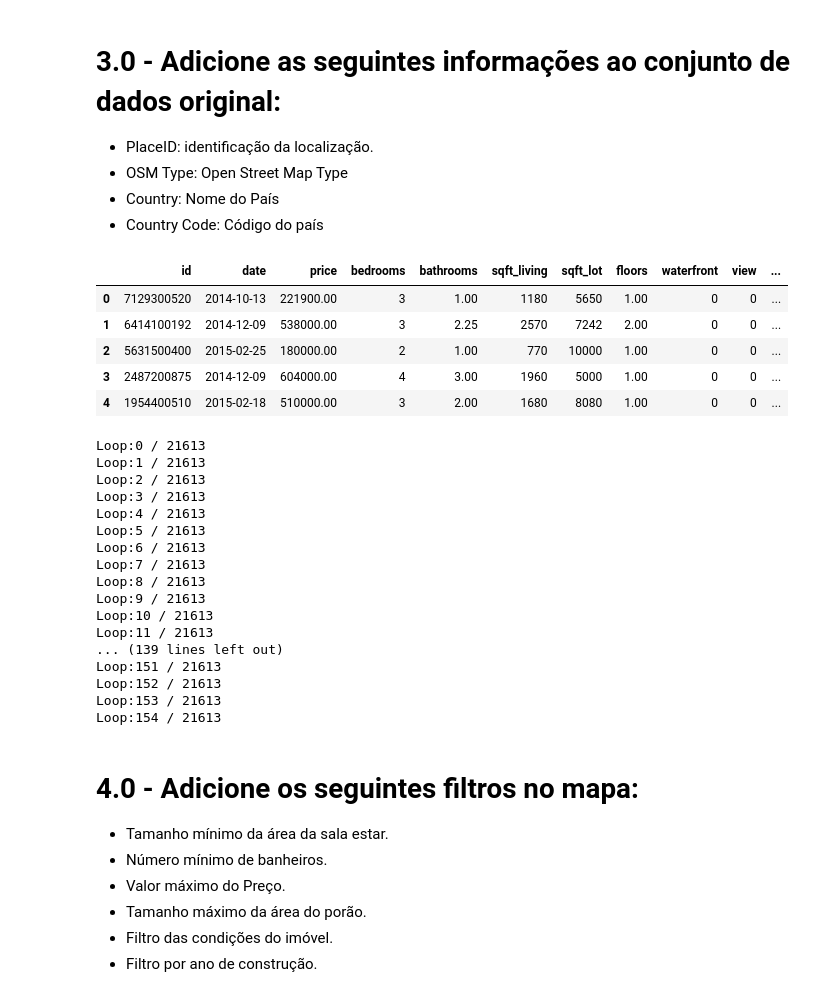
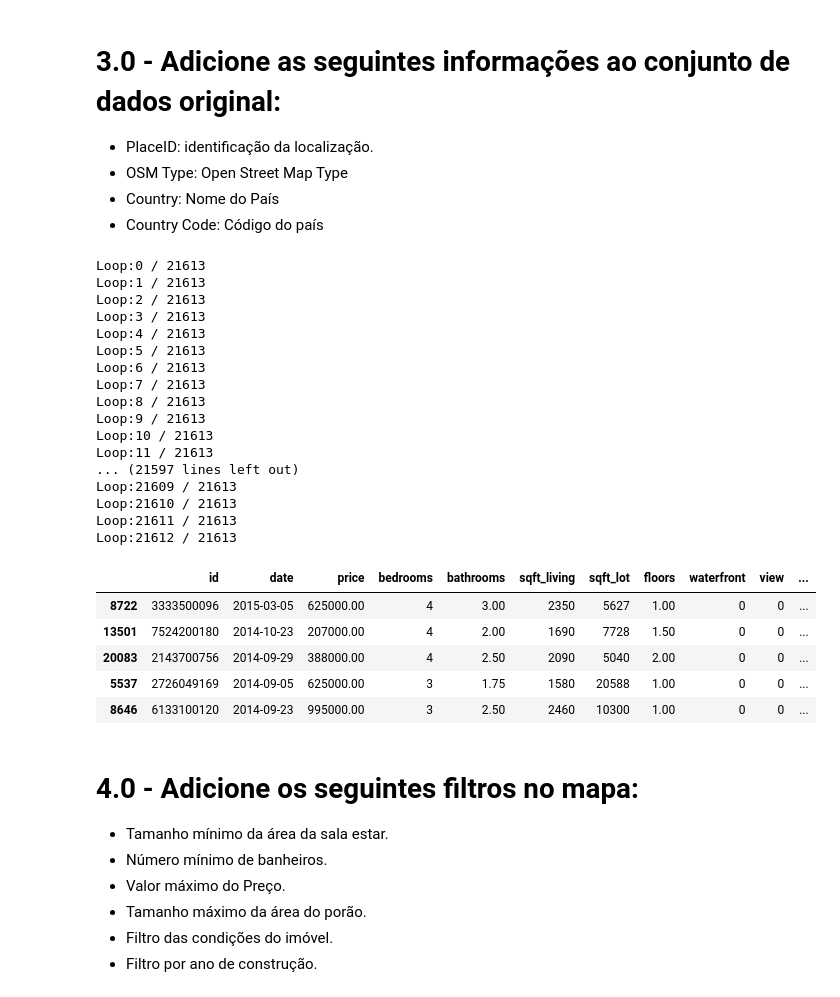
Before and after one commit to brunalimap/house_rocket, a Jupyter notebook: notebooks/aula_python04.ipynb, the cells around one changed output. Cells and saved outputs as stored; diff of their text form; code cells hidden in the pictures.

```diff
--- a/notebooks/aula_python04.ipynb
+++ b/notebooks/aula_python04.ipynb
@@ -39,7 +39,7 @@ jupyter_settings()
 # %% [markdown]
 ## 0.2 - Carregando os dados
 # %%
-df = pd.read_csv('../data/kc_house_data.csv')
+df_raw = pd.read_csv('../data/kc_house_data.csv')
 # %%
 df.head(5)
 # %% [output]
@@ -100,15 +100,6 @@ df['size'] = df['size'].astype(int)
 - Country Code: Código do país
 # %%
 df1 = df.copy()
-# %%
-df1.head()
-# %% [output]
-|  | id | date | price | bedrooms | bathrooms | sqft_living | sqft_lot | floors | waterfront | view | ... |
-| 0 | 7129300520 | 2014-10-13 | 221900.00 | 3 | 1.00 | 1180 | 5650 | 1.00 | 0 | 0 | ... |
-| 1 | 6414100192 | 2014-12-09 | 538000.00 | 3 | 2.25 | 2570 | 7242 | 2.00 | 0 | 0 | ... |
-| 2 | 5631500400 | 2015-02-25 | 180000.00 | 2 | 1.00 | 770 | 10000 | 1.00 | 0 | 0 | ... |
-| 3 | 2487200875 | 2014-12-09 | 604000.00 | 4 | 3.00 | 1960 | 5000 | 1.00 | 0 | 0 | ... |
-| 4 | 1954400510 | 2015-02-18 | 510000.00 | 3 | 2.00 | 1680 | 8080 | 1.00 | 0 | 0 | ... |
 # %%
 # Create empty rows
 df1['country'] = 'NA'
@@ -161,8 +152,17 @@ Loop:8 / 21613
 Loop:9 / 21613
 Loop:10 / 21613
 Loop:11 / 21613
-... (139 lines left out)
-Loop:151 / 21613
-Loop:152 / 21613
-Loop:153 / 21613
-Loop:154 / 21613
+... (21597 lines left out)
+Loop:21609 / 21613
+Loop:21610 / 21613
+Loop:21611 / 21613
+Loop:21612 / 21613
+# %%
+df.sample(5)
+# %% [output]
+|  | id | date | price | bedrooms | bathrooms | sqft_living | sqft_lot | floors | waterfront | view | ... |
+| 8722 | 3333500096 | 2015-03-05 | 625000.00 | 4 | 3.00 | 2350 | 5627 | 1.00 | 0 | 0 | ... |
+| 13501 | 7524200180 | 2014-10-23 | 207000.00 | 4 | 2.00 | 1690 | 7728 | 1.50 | 0 | 0 | ... |
+| 20083 | 2143700756 | 2014-09-29 | 388000.00 | 4 | 2.50 | 2090 | 5040 | 2.00 | 0 | 0 | ... |
+| 5537 | 2726049169 | 2014-09-05 | 625000.00 | 3 | 1.75 | 1580 | 20588 | 1.00 | 0 | 0 | ... |
+| 8646 | 6133100120 | 2014-09-23 | 995000.00 | 3 | 2.50 | 2460 | 10300 | 1.00 | 0 | 0 | ... |
```
Also changed, not shown: parts of 6 cells of this notebook.
